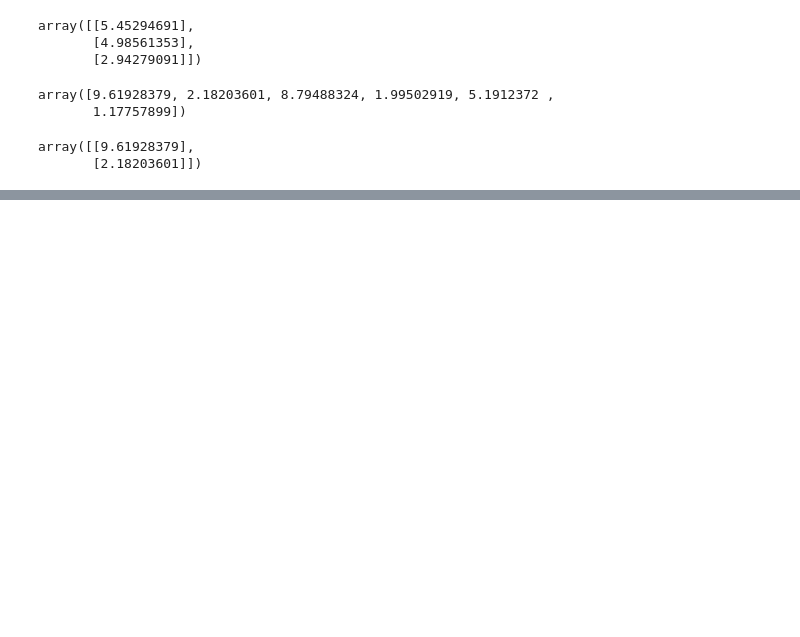
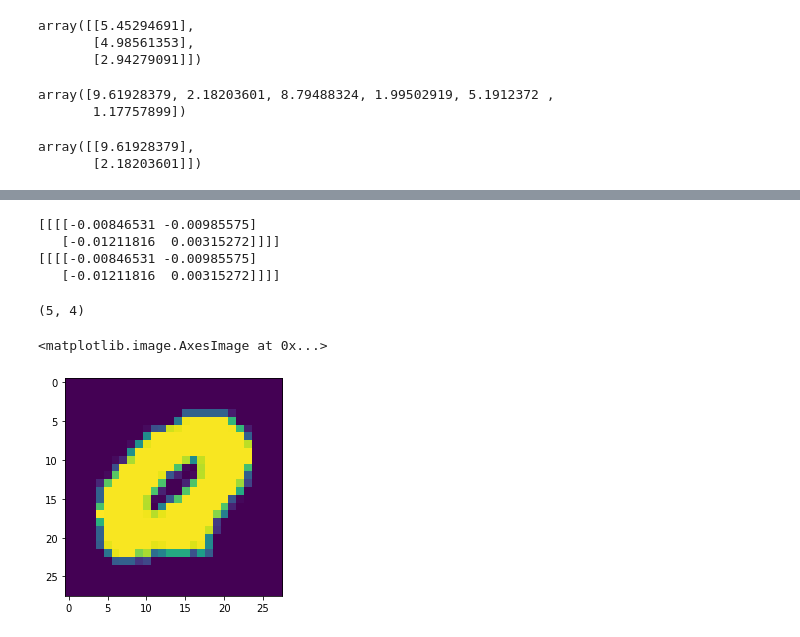
Before and after one commit to menasiraziz/Convnet, a Jupyter notebook: convnet2.ipynb, the cells around one changed output, grey strips where cells are left out. Cells and saved outputs as stored; diff of their text form; code cells hidden in the pictures; blank space fills up the shorter version.

```diff
--- a/convnet2.ipynb
+++ b/convnet2.ipynb
@@ -510,0 +1551,8 @@ print(nn.num_grad_df(img,y,nn.conv1.filters.shape,nn.conv1.perturb_f))
+# %%
+def sigmoid(x):
+  print(x.shape)
+  x[x>30]=30
+  x[x<-30]=-30
+  return 1/(1+np.exp(-x))
+y=np.random.randn(4,4)*30
+sigmoid(y)
@@ -510,0 +2414,22 @@ print(nn.num_grad_df(img,y,nn.conv1.filters.shape,nn.conv1.perturb_f))
+# %%
+yhat=nn.feedforward(img)
+nn.grad(img,y,yhat)
+print(nn.conv2.df)
+print(nn.num_grad_df(img,y,nn.conv2.filters.shape,nn.conv2.perturb_f))
+# %% [output]
+[[[[-0.00846531 -0.00985575]
+   [-0.01211816  0.00315272]]]]
+[[[[-0.00846531 -0.00985575]
+   [-0.01211816  0.00315272]]]]
+# %%
+nn.FC1.layers[0].w.shape
+# %% [output]
+(5, 4)
+# %%
+XX=train_x[:1000]
+XX=np.vstack([XX,train_x[10000:11000]])
+# %%
+plt.imshow(XX[999])
+# %% [output]
+<matplotlib.image.AxesImage at 0x...>
+[figure, added]
```
Also changed, not shown: parts of 49 cells of this notebook.
